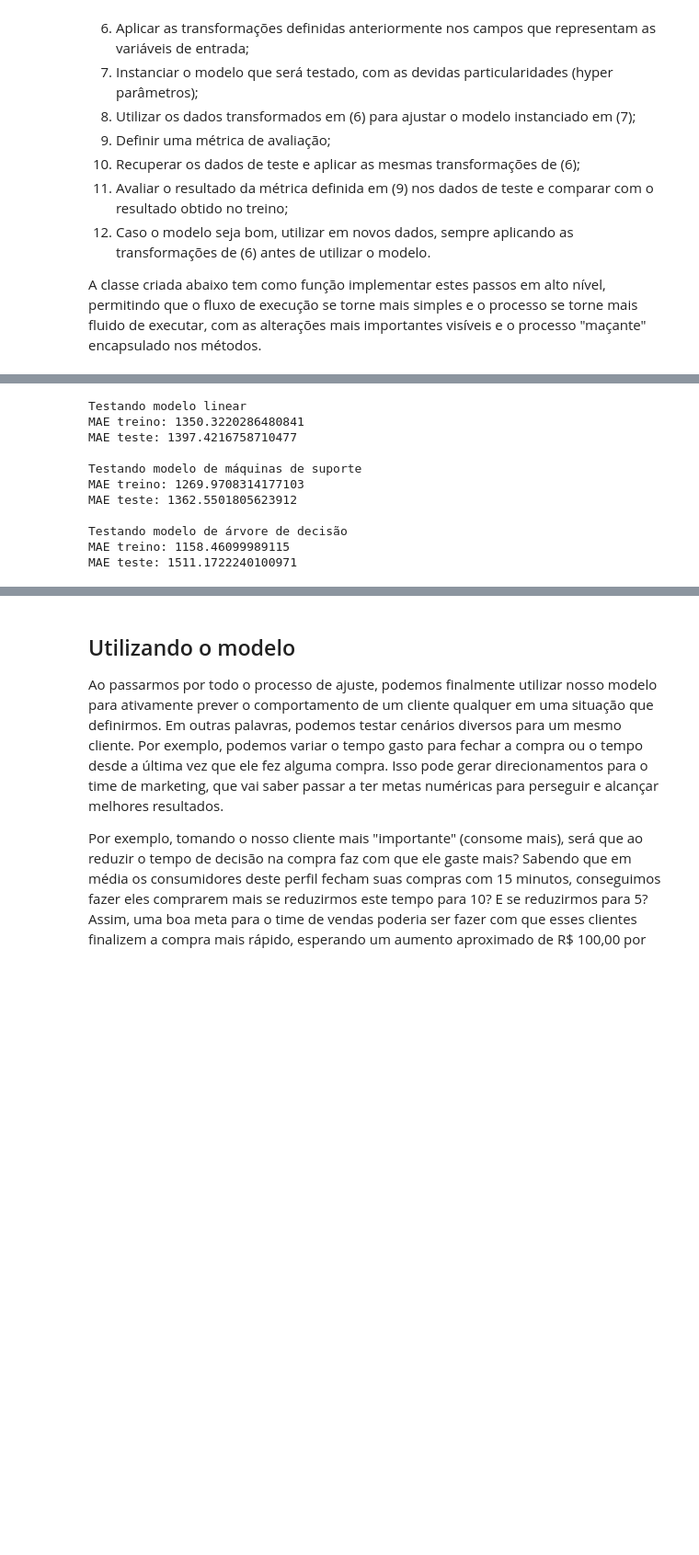
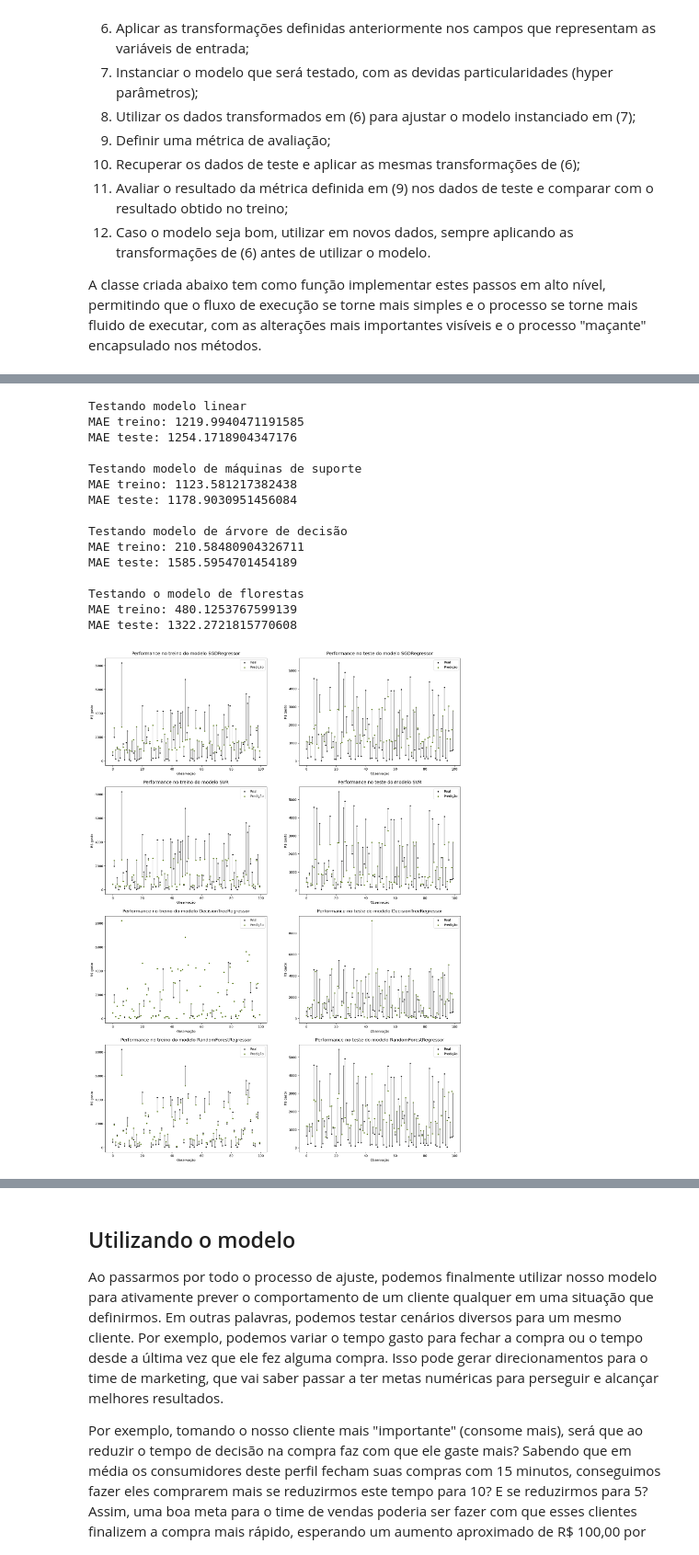
Before and after one commit to BrunoSantosPK/LaranjaLima, a Jupyter notebook: notebooks/ecommerce/regression.ipynb, the cells around one changed output, grey strips where cells are left out. Shown: that part at 92% size. Cells and saved outputs as stored; diff of their text form; code cells hidden in the pictures; blank space fills up the shorter version.

```diff
--- a/notebooks/ecommerce/regression.ipynb
+++ b/notebooks/ecommerce/regression.ipynb
@@ -169,38 +232,50 @@ Comentar sobre a distribuição de valores da variável target e como isso inter
 # %%
 dataset = pd.read_csv(f"{BASE_PATH}/data/ml/ecommerce - python - gasto dos clientes.csv")
+#dataset = dataset.loc[dataset["Total Pago (R$)"] < 3500]
 pipe = Pipe(dataset)
 pipe.set_encoder(TargetEncoder())
 pipe.split(test=0.3)
 
 pipe.set_target_column("Total Pago (R$)")
-#pipe.set_categorical_columns(["Perfil do Cliente", "Campanha em Curso"])
+pipe.set_categorical_columns(["Perfil do Cliente", "Campanha em Curso"])
 pipe.set_numeric_columns([
     "Desconto Total (%)",
     "Tempo desde a Última Compra (dias)",
-    #"Tempo para Finalizar Compra (min)"
+    "Tempo para Finalizar Compra (min)"
 ])
 pipe.fit_preprocess()
 
 print("Testando modelo linear")
-linear_model = SGDRegressor(loss="squared_error", penalty=None, alpha=0.001, eta0=0.001, learning_rate="invscaling", early_stopping=True, validation_fraction=0.1)
-pipe.train_model(linear_model)
+linear_model = SGDRegressor(loss="squared_error", penalty=None, alpha=0.001, eta0=0.001, learning_rate="optimal")
+pipe.train_model(linear_model, remove_outliers=False)
 
 print("\nTestando modelo de máquinas de suporte")
-svm_model = SVR(kernel="rbf", C=1, epsilon=0.1, degree=5)
-pipe.train_model(svm_model)
+svm_model = SVR(kernel="linear", C=10, epsilon=0.1)
+pipe.train_model(svm_model, remove_outliers=False)
 
 print("\nTestando modelo de árvore de decisão")
-dt_model = DecisionTreeRegressor(max_depth=10)
-pipe.train_model(dt_model)
+dt_model = DecisionTreeRegressor(max_depth=20)
+pipe.train_model(dt_model, remove_outliers=False)
+
+print("\nTestando o modelo de florestas")
+rf_model = RandomForestRegressor(n_estimators=100, max_depth=50)
+pipe.train_model(rf_model, remove_outliers=False)
+
+pipe.show_graphs([linear_model, svm_model, dt_model, rf_model])
 # %% [output]
 Testando modelo linear
-MAE treino: 1350.3220286480841
-MAE teste: 1397.4216758710477
+MAE treino: 1219.9940471191585
+MAE teste: 1254.1718904347176
 
 Testando modelo de máquinas de suporte
-MAE treino: 1269.9708314177103
-MAE teste: 1362.5501805623912
+MAE treino: 1123.581217382438
+MAE teste: 1178.9030951456084
 
 Testando modelo de árvore de decisão
-MAE treino: 1158.46099989115
-MAE teste: 1511.1722240100971
+MAE treino: 210.58480904326711
+MAE teste: 1585.5954701454189
+
+Testando o modelo de florestas
+MAE treino: 480.1253767599139
+MAE teste: 1322.2721815770608
+[figure, added]
```
Also changed, not shown: parts of 5 cells of this notebook, 1 other file.
